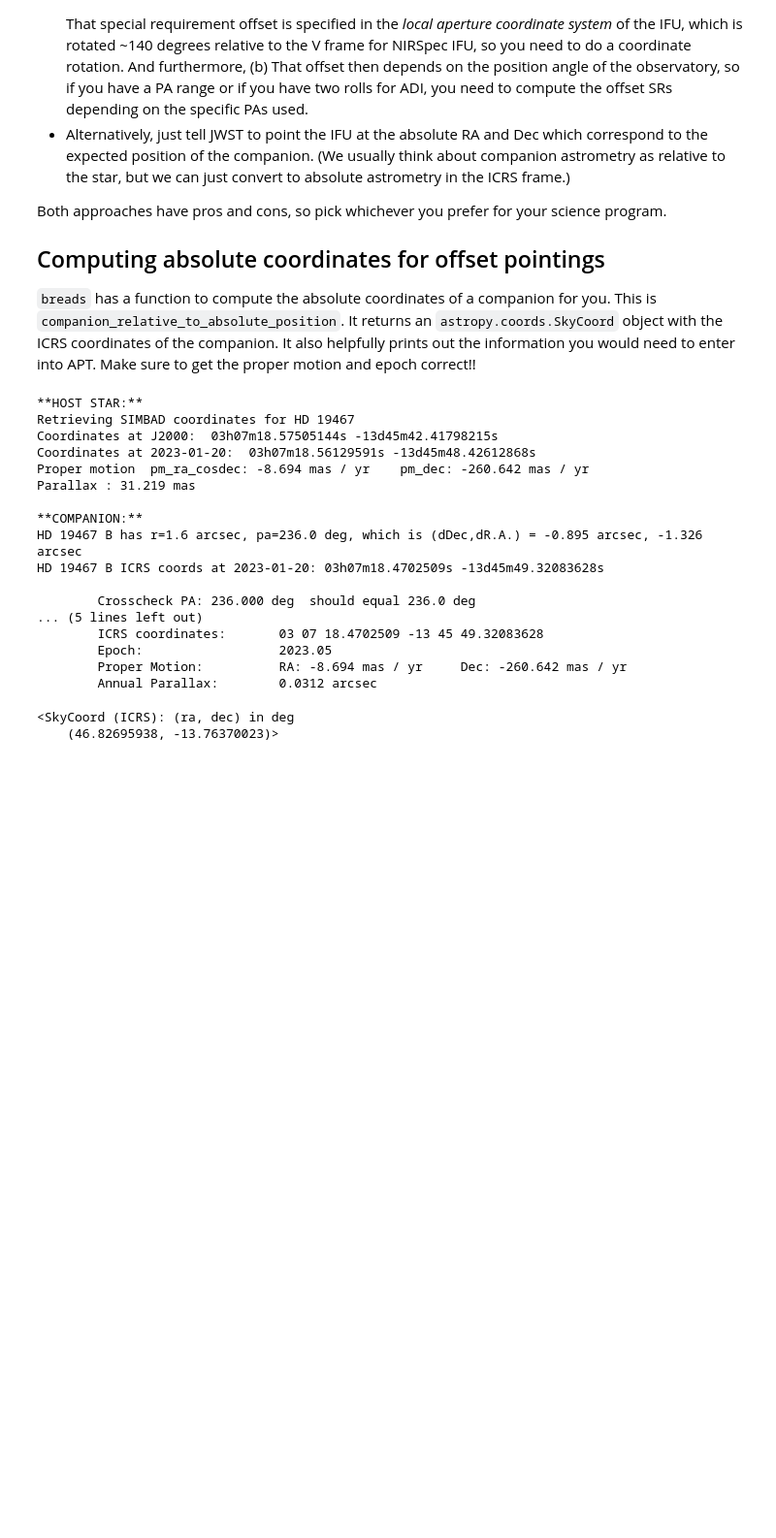
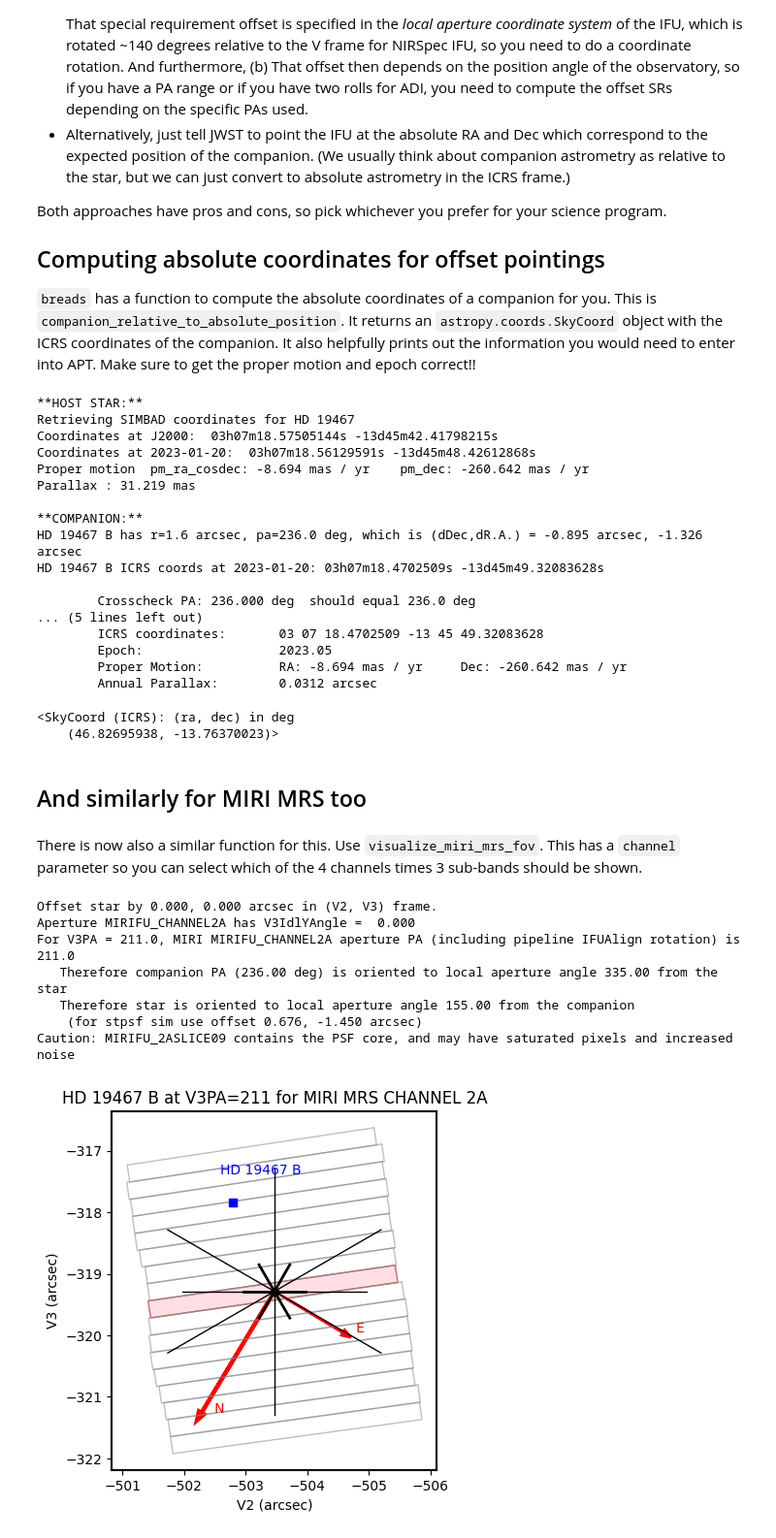
Before and after one commit to jruffio/breads, a Jupyter notebook: demos/demo_planning_nrs_ifu_obs.ipynb, the cells around one changed output. Shown at 97% size. Drawn from its saved outputs; the diff is of its cells as text; code cells hidden in the pictures; blank space fills up the shorter version.

Commit message:
planning tool can support MRS too

```diff
--- a/demos/demo_planning_nrs_ifu_obs.ipynb
+++ b/demos/demo_planning_nrs_ifu_obs.ipynb
@@ -99,3 +101,21 @@ HD 19467 B ICRS coords at 2023-01-20: 03h07m18.4702509s -13d45m49.32083628s
         Annual Parallax:        0.0312 arcsec
 <SkyCoord (ICRS): (ra, dec) in deg
     (46.82695938, -13.76370023)>
+# %% [markdown]
+## And similarly for MIRI MRS too
+# %% [markdown]
+There is now also a similar function for this. Use ``visualize_miri_mrs_fov``.  This has a ``channel`` parameter so you can select which of the 4 channels times 3 sub-bands should be shown.
+# %%
+jw_planning.visualize_miri_mrs_fov(comp_name = 'HD 19467 B',
+                              comp_sep = 1.6*u.arcsec,
+                              comp_pa = 236*u.deg,
+                              v3pa=211, verbose=True,  psf_core_check_radius=0.7)
+# %% [output]
+Offset star by 0.000, 0.000 arcsec in (V2, V3) frame.
+Aperture MIRIFU_CHANNEL2A has V3IdlYAngle =  0.000
+For V3PA = 211.0, MIRI MIRIFU_CHANNEL2A aperture PA (including pipeline IFUAlign rotation) is 211.0
+   Therefore companion PA (236.00 deg) is oriented to local aperture angle 335.00 from the star
+   Therefore star is oriented to local aperture angle 155.00 from the companion
+    (for stpsf sim use offset 0.676, -1.450 arcsec)
+Caution: MIRIFU_2ASLICE09 contains the PSF core, and may have saturated pixels and increased noise
+[figure, added]
```
Also changed, not shown: parts of 5 cells of this notebook, 1 other file.
